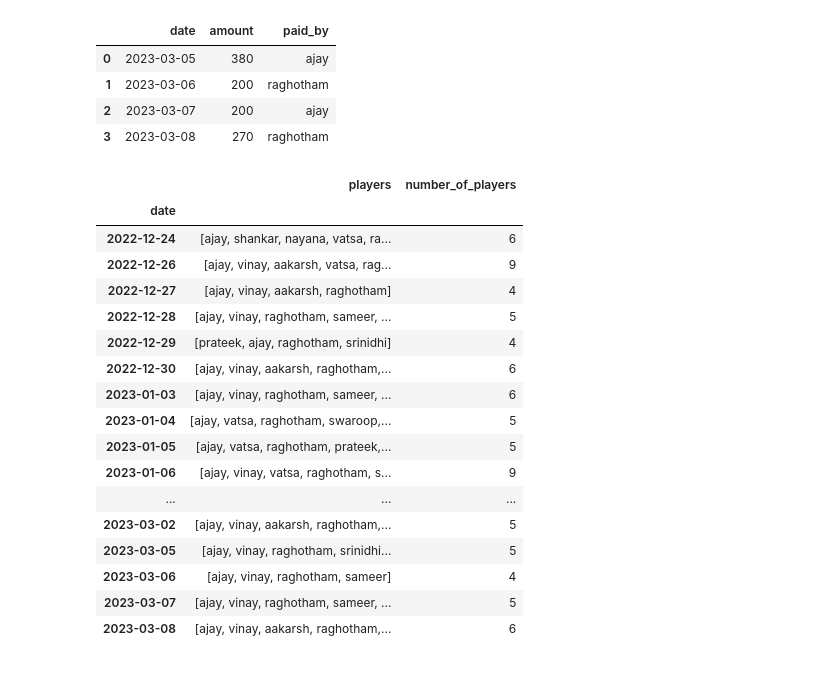
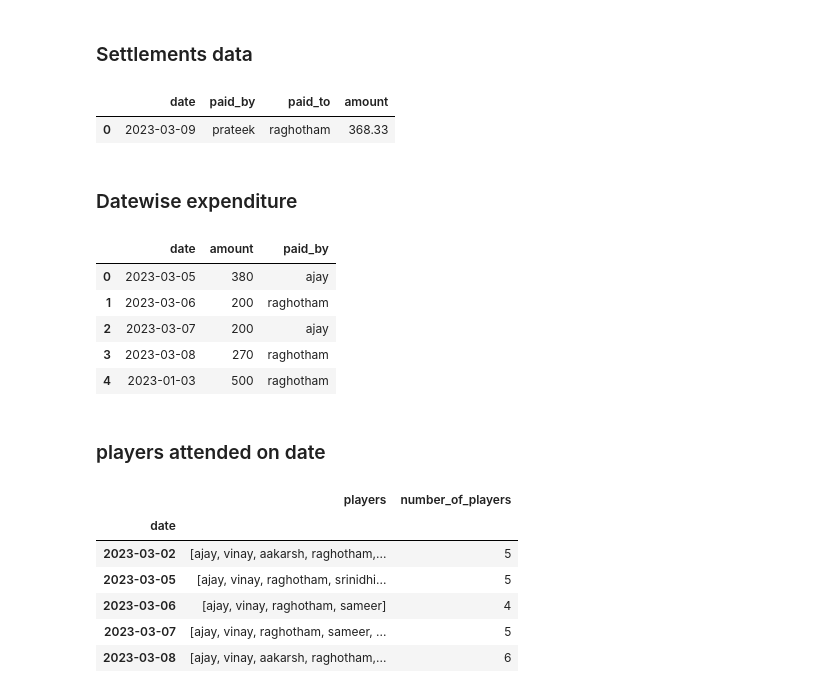
Before and after one commit to Raghotham-Rao/badminton-performance-tracking, a Jupyter notebook: expenses.ipynb, the cells around one changed output. Saved outputs shown, nothing was run; the diff lists cells and outputs as text; code cells hidden in the pictures.

Commit message:
feat: cost analysis added to expense tracker

```diff
--- a/expenses.ipynb
+++ b/expenses.ipynb
@@ -17,19 +17,34 @@ df.columns = ["date", "team_1_player_1", "team_1_player_2", "team_2_player_1", "
 
 df['winner'] = np.where(df.points_team_1 > df.points_team_2, 'team_1', 'team_2')
 df['margin'] = abs(df.points_team_1 - df.points_team_2)
+df['date'] = pd.to_datetime(df['date']).dt.strftime("%Y-%m-%d")
 df['total_points_per_game'] = df["points_team_1"] + df["points_team_2"]
 
 df = df.applymap(lambda x: f'{x}'.lower().strip() if isinstance(x, str) else x)
+# %% [markdown]
+### Settlements data
+# %%
+settlements_data = pd.DataFrame(workbook.worksheet('settlements').get_all_records()).set_index('date').reset_index()
+
+settlements_data
+# %% [output]
+|  | date | paid_by | paid_to | amount |
+| 0 | 2023-03-09 | prateek | raghotham | 368.33 |
+# %% [markdown]
+### Datewise expenditure
 # %%
 expense_data = pd.DataFrame(workbook.worksheet('expense_tracker').get_all_records()).set_index('date').reset_index()
 # %%
-expense_data
+expense_data.head()
 # %% [output]
 |  | date | amount | paid_by |
 | 0 | 2023-03-05 | 380 | ajay |
 | 1 | 2023-03-06 | 200 | raghotham |
 | 2 | 2023-03-07 | 200 | ajay |
 | 3 | 2023-03-08 | 270 | raghotham |
+| 4 | 2023-01-03 | 500 | raghotham |
+# %% [markdown]
+### players attended on date
 # %%
 def fn(x):
     return [i for i in set(', '.join([', '.join(x[i]) for i in range(4)]).split(', ')) if i != 'other']
@@ -49,21 +64,10 @@ players_on_date['players'] = players_on_date[['team_1_player_1', 'team_1_player_
 players_on_date = players_on_date[['players']]
 players_on_date['number_of_players'] = players_on_date['players'].str.len()
 # %%
-players_on_date.sort_values('date')
+players_on_date.sort_values('date').tail()
 # %% [output]
 |  | players | number_of_players |
 | date |  |  |
-| 2022-12-24 | [ajay, shankar, nayana, vatsa, ra... | 6 |
-| 2022-12-26 | [ajay, vinay, aakarsh, vatsa, rag... | 9 |
-| 2022-12-27 | [ajay, vinay, aakarsh, raghotham] | 4 |
-| 2022-12-28 | [ajay, vinay, raghotham, sameer, ... | 5 |
-| 2022-12-29 | [prateek, ajay, raghotham, srinidhi] | 4 |
-| 2022-12-30 | [ajay, vinay, aakarsh, raghotham,... | 6 |
-| 2023-01-03 | [ajay, vinay, raghotham, sameer, ... | 6 |
-| 2023-01-04 | [ajay, vatsa, raghotham, swaroop,... | 5 |
-| 2023-01-05 | [ajay, vatsa, raghotham, prateek,... | 5 |
-| 2023-01-06 | [ajay, vinay, vatsa, raghotham, s... | 9 |
-| ... | ... | ... |
 | 2023-03-02 | [ajay, vinay, aakarsh, raghotham,... | 5 |
 | 2023-03-05 | [ajay, vinay, raghotham, srinidhi... | 5 |
 | 2023-03-06 | [ajay, vinay, raghotham, sameer] | 4 |
```
Also changed, not shown: parts of 16 cells of this notebook, 4 other files.
